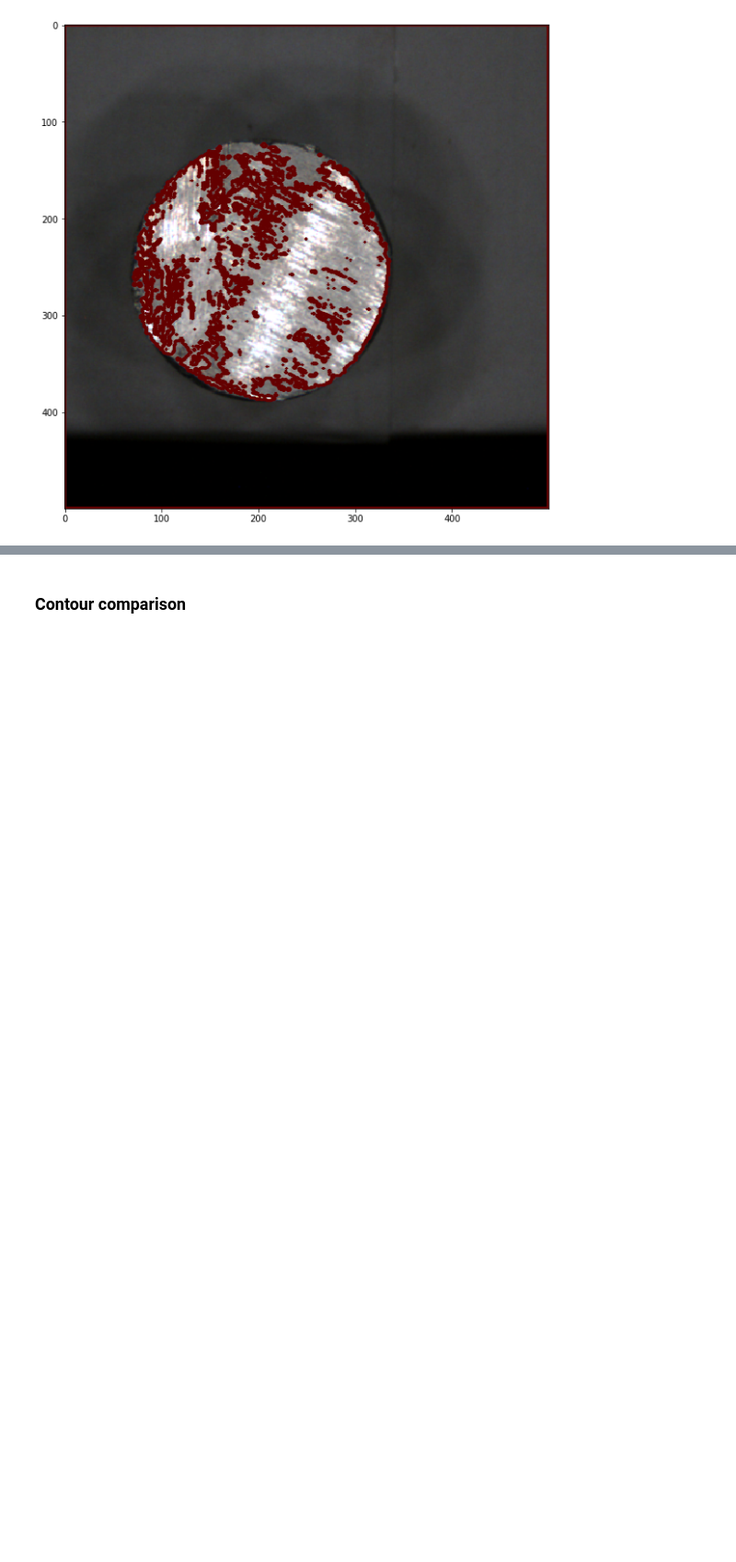
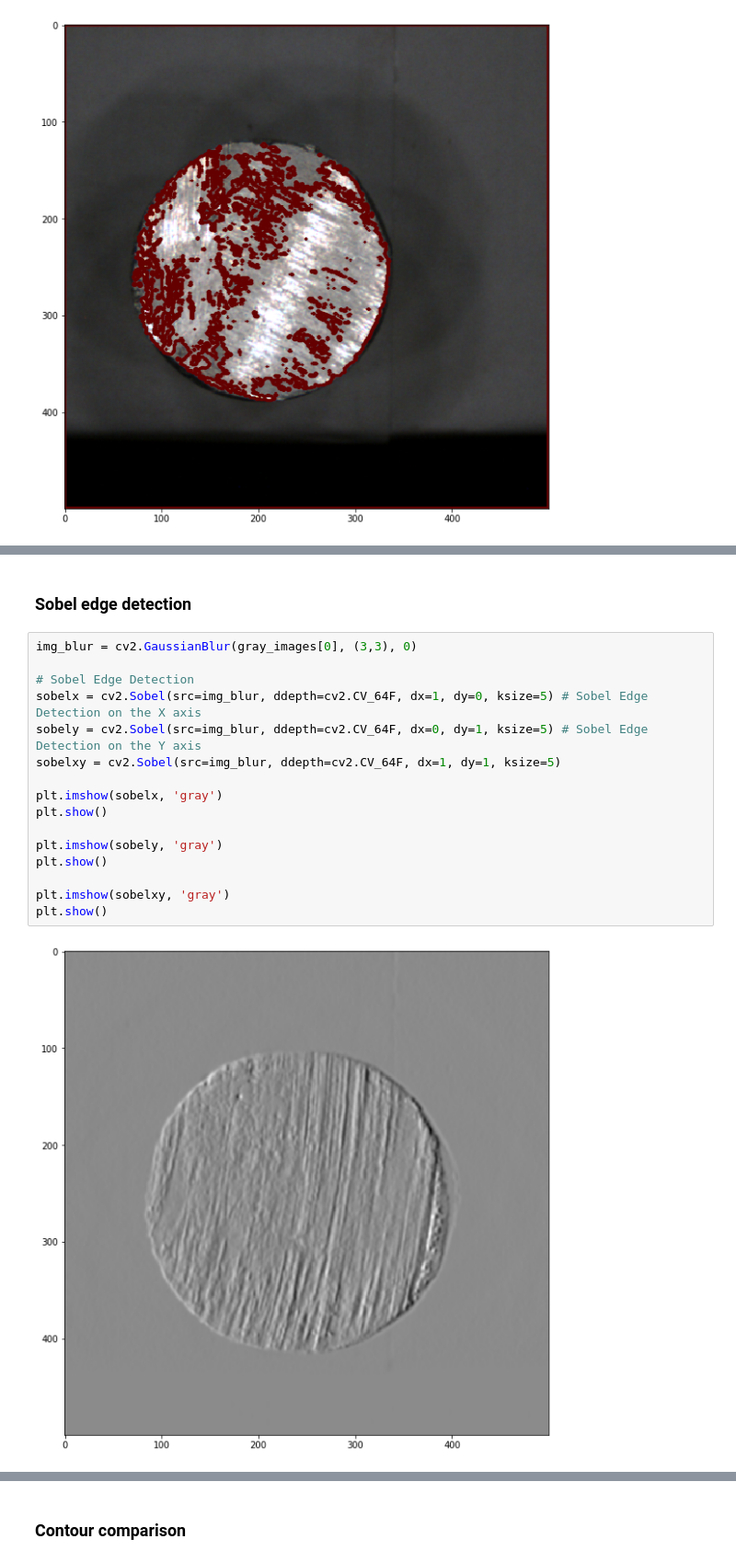
Before and after one commit to rad-mit/CS5102-Digital-Image-Processing-Project, a Jupyter notebook: Project/DIP_Project.ipynb, the cells around one changed output, grey strips where cells are left out. Shown at 92% size. Cells and saved outputs as stored; diff of their text form; blank space fills up the shorter version.

```diff
--- a/Project/DIP_Project.ipynb
+++ b/Project/DIP_Project.ipynb
@@ -247,0 +268,20 @@ plt.show()
+# %% [markdown]
+### Sobel edge detection
+# %%
+img_blur = cv2.GaussianBlur(gray_images[0], (3,3), 0)
+
+# Sobel Edge Detection
+sobelx = cv2.Sobel(src=img_blur, ddepth=cv2.CV_64F, dx=1, dy=0, ksize=5) # Sobel Edge Detection on the X axis
+sobely = cv2.Sobel(src=img_blur, ddepth=cv2.CV_64F, dx=0, dy=1, ksize=5) # Sobel Edge Detection on the Y axis
+sobelxy = cv2.Sobel(src=img_blur, ddepth=cv2.CV_64F, dx=1, dy=1, ksize=5)
+
+plt.imshow(sobelx, 'gray')
+plt.show()
+
+plt.imshow(sobely, 'gray')
+plt.show()
+
+plt.imshow(sobelxy, 'gray')
+plt.show()
+# %% [output]
+[figure, added]
```
Also changed, not shown: parts of 12 cells of this notebook.
